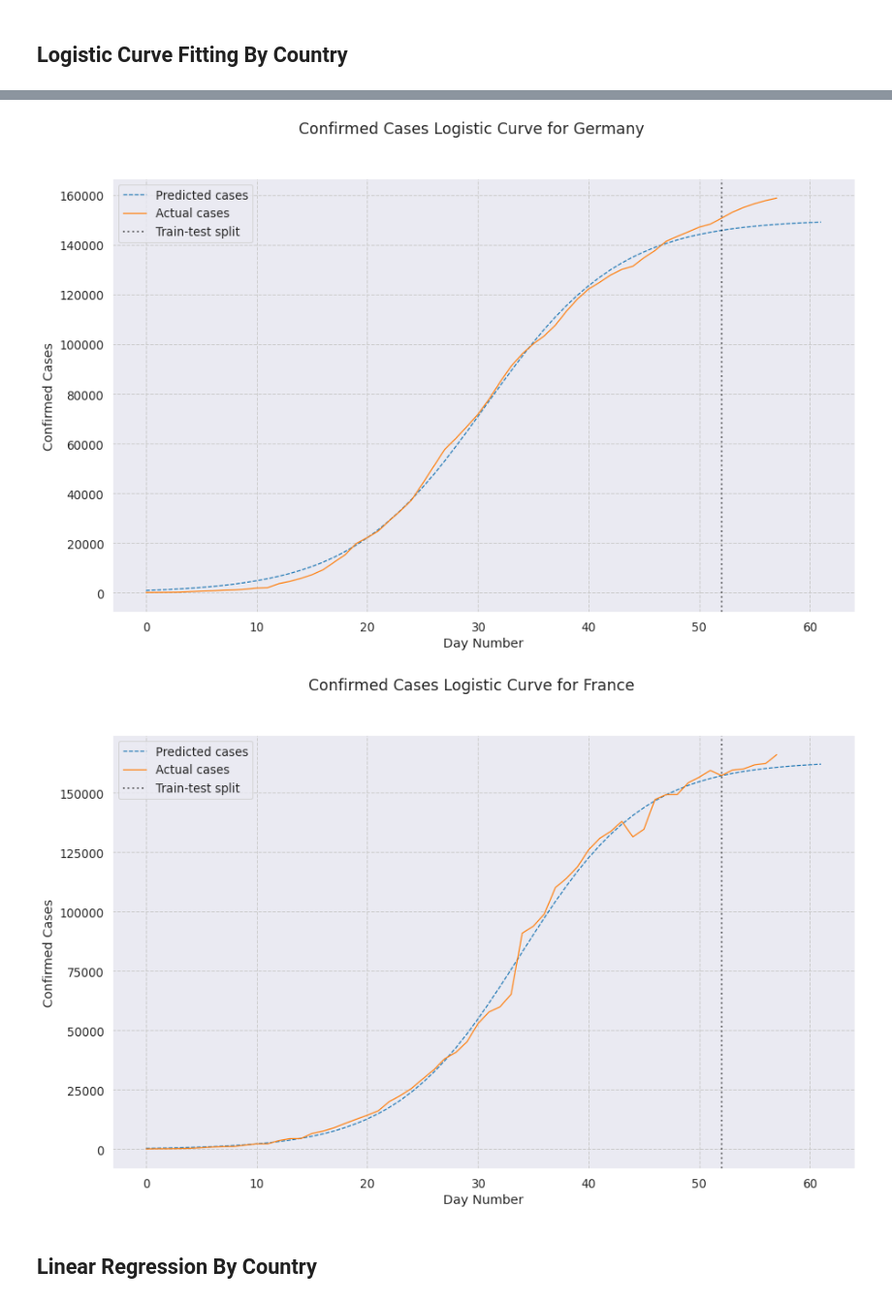
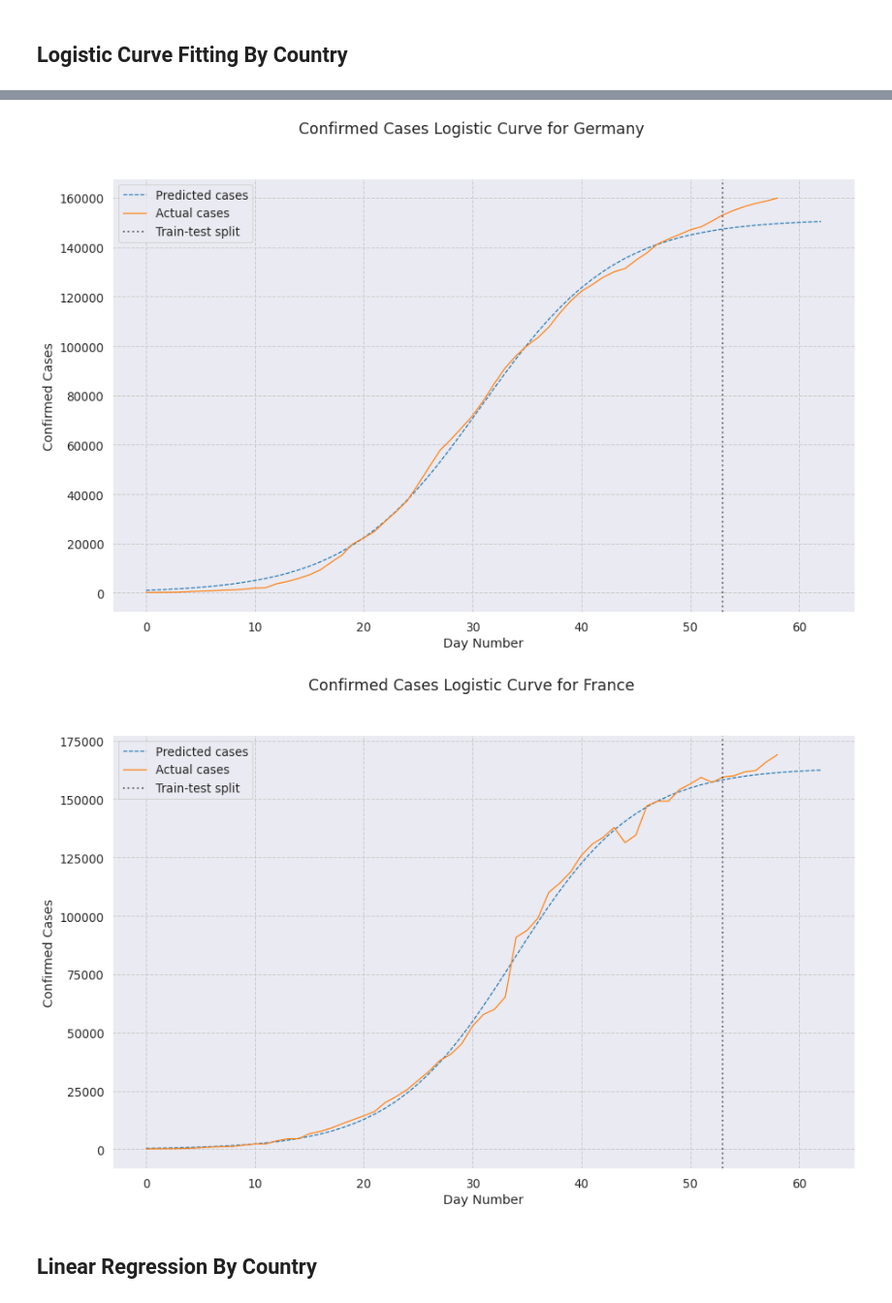
Before and after one commit to rdcolema/covid19-tracking, a Jupyter notebook: covid_forecasting.ipynb, the cells around one changed output, grey strips where cells are left out. Shown at 97% size. Cells and saved outputs as stored; diff of their text form; code cells hidden in the pictures.

```diff
--- a/covid_forecasting.ipynb
+++ b/covid_forecasting.ipynb
@@ -31,7 +31,7 @@ DATA_DIR = "csse_covid_19_daily_reports/"
 
 # Dates to model
 MIN_DATE = '2020-03-01'
-MAX_DATE = '2020-04-27'
+MAX_DATE = '2020-04-28'
 DATE_LIST = pd.date_range(MIN_DATE, MAX_DATE).strftime('%Y-%m-%d').tolist()
 
 # Individual countries to model
@@ -150,7 +150,7 @@ def plot_logistic(df, country_name, extrapolate=5, holdout=5):
 LOGISTIC_START_DAYS = {
     "US": 0,
     "Italy": 0,
-    "Spain": 1,
+    "Spain": 0,
     "Germany": 0,
     "France": 0
 }
@@ -164,5 +164,5 @@ for country_name in MODEL_COUNTRIES:
-[figure, old version]
+[figure, new version]
-[figure, old version]
+[figure, new version]
 # %% [markdown]
 ## Linear Regression By Country
 # %%
```
Also changed, not shown: parts of 4 cells of this notebook, 2 other files.
